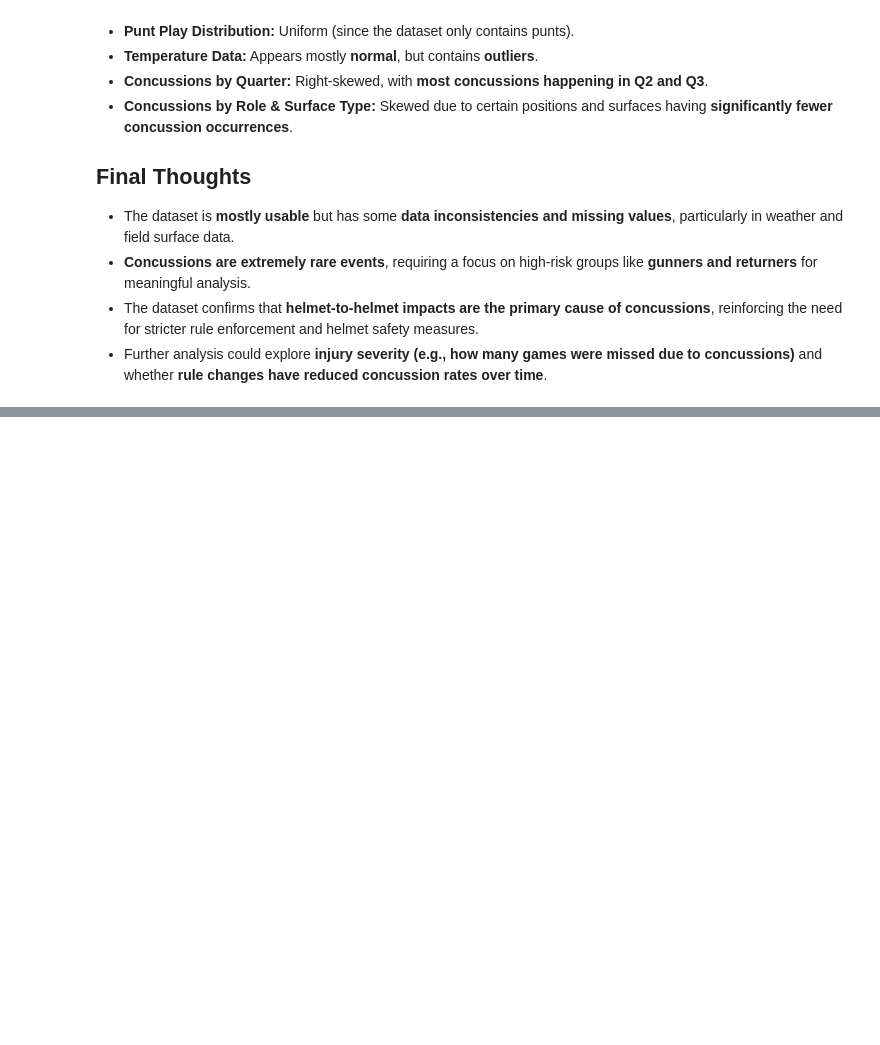
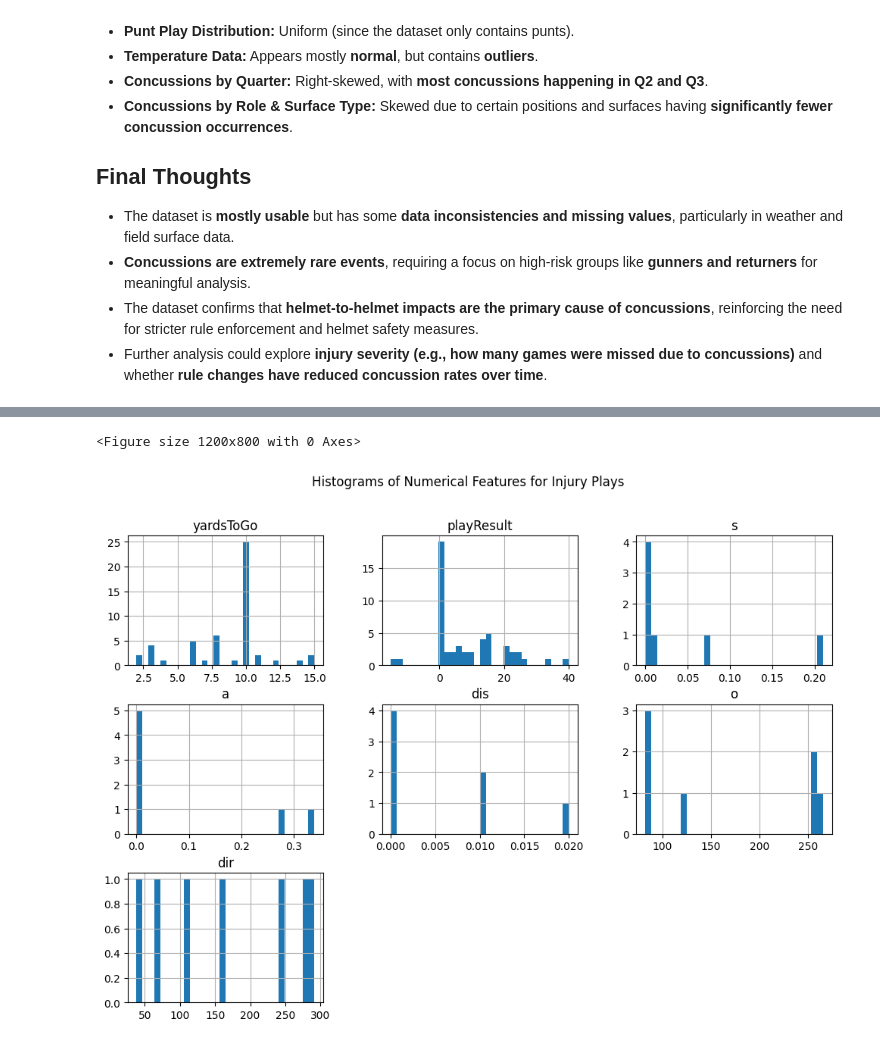
Before and after one commit to cwmckee91/dx699, a Jupyter notebook: 2025-spring-B2/ModB2-Week4-McKee-Chris.ipynb, the cells around one changed output, grey strips where cells are left out. Cells and saved outputs as stored; diff of their text form; code cells hidden in the pictures; blank space fills up the shorter version.

```diff
--- a/2025-spring-B2/ModB2-Week4-McKee-Chris.ipynb
+++ b/2025-spring-B2/ModB2-Week4-McKee-Chris.ipynb
@@ -526,0 +658,22 @@ print("\n### Mode Values ###\n", mode_values)
+# %%
+import pandas as pd
+
+samples = []
+
+for keyword in injury_keywords:
+    keyword_df = bigdatabowl_df[
+        bigdatabowl_df["event"].str.contains(keyword, na=False, case=False) |
+        bigdatabowl_df["playDescription"].str.contains(keyword, na=False, case=False)
+    ]
+
+    keyword_df = keyword_df.drop_duplicates(subset=["gameId", "playId"])
+
+    sample_rows = keyword_df.sample(n=min(10, len(keyword_df)), random_state=42)
+
+    sample_rows["Matched_Keyword"] = keyword
+    samples.append(sample_rows)
+
+sampled_injury_df = pd.concat(samples)
+
+pd.set_option('display.max_colwidth', None)
+print(sampled_injury_df[["Matched_Keyword", "gameId", "playId", "event", "playDescription"]])
@@ -526,0 +698,15 @@ print("\n### Mode Values ###\n", mode_values)
+# %%
+import matplotlib.pyplot as plt
+import seaborn as sns
+
+# Relevant numerical columns
+injury_numeric_cols = ["yardsToGo", "playResult", "s", "a", "dis", "o", "dir"]
+
+# Histograms
+plt.figure(figsize=(12, 8))
+sampled_injury_df[injury_numeric_cols].hist(figsize=(12, 8), bins=30)
+plt.suptitle("Histograms of Numerical Features for Injury Plays")
+plt.show()
+# %% [output]
+<Figure size 1200x800 with 0 Axes>
+[figure, added]
```
Also changed, not shown: parts of 25 cells of this notebook.
